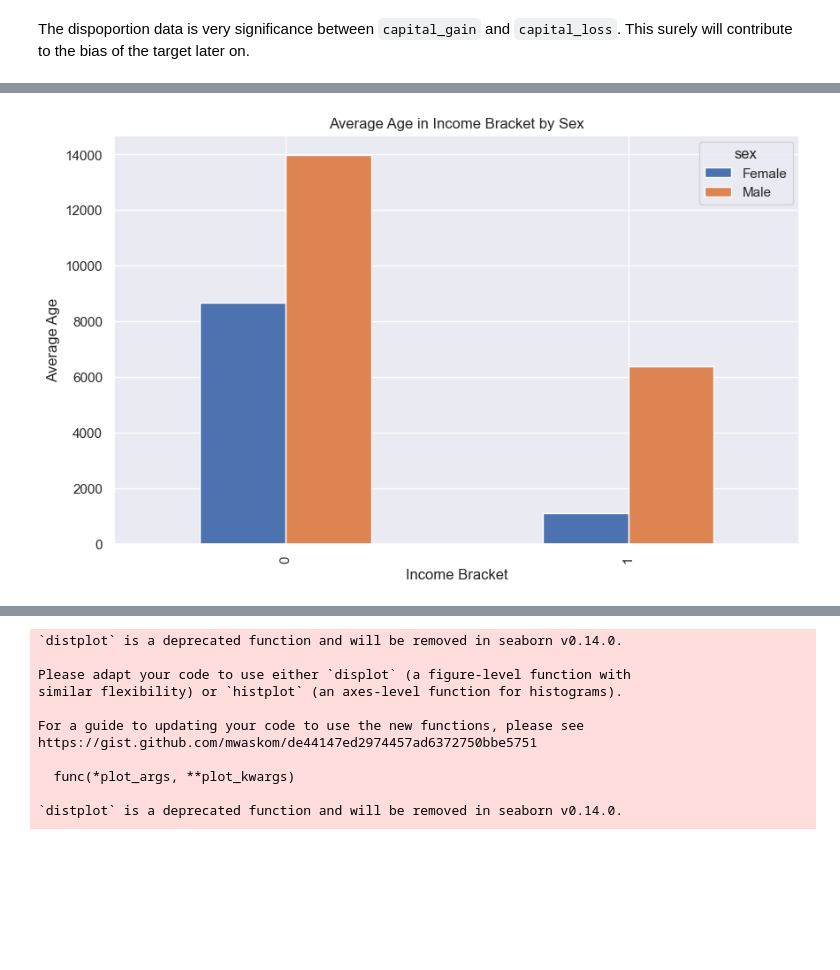
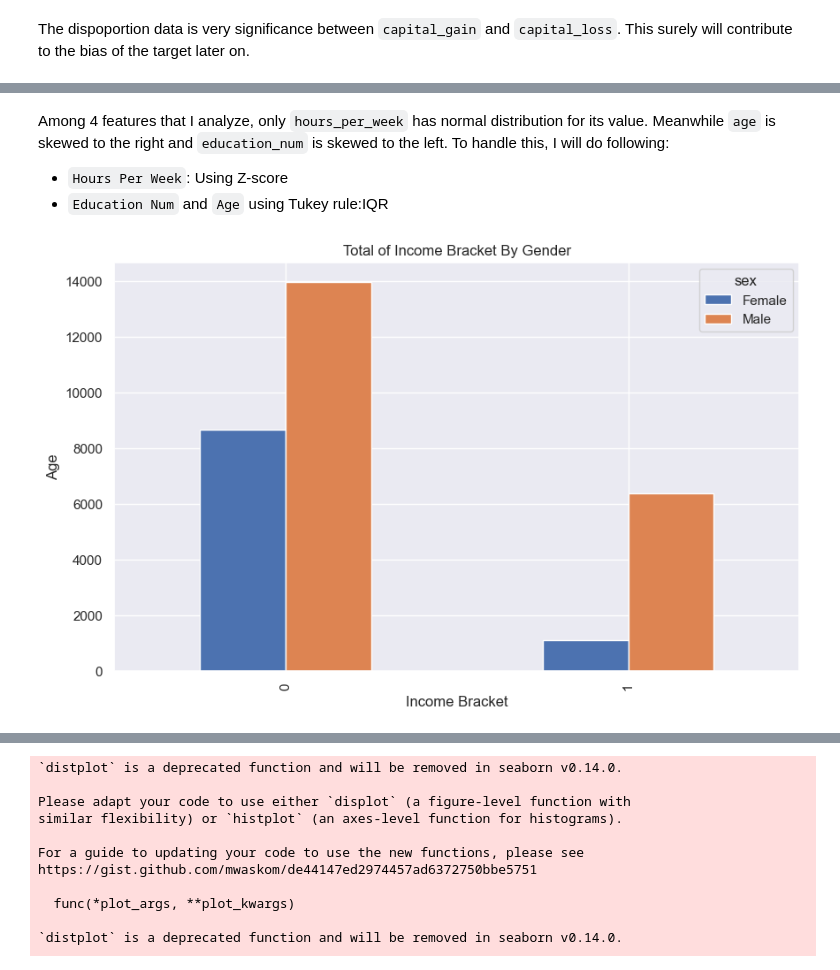
Before and after one commit to zakish29/census-adult-income, a Jupyter notebook: h8dsft_P1G2_zaki.ipynb, the cells around one changed output, grey strips where cells are left out. Cells and saved outputs as stored; diff of their text form; code cells hidden in the pictures; blank space fills up the shorter version.

```diff
--- a/h8dsft_P1G2_zaki.ipynb
+++ b/h8dsft_P1G2_zaki.ipynb
@@ -247,7 +247,7 @@ income_bracket      0
 dtype: int64
 # %%
 # drop NaN values in native_country
-df.dropna(subset=['native_country'], inplace=True)
+df.dropna(subset=['native_country', 'occupation'], inplace=True)
 # %%
 # Get percentage of 0 values in each column
 for col in df.columns:
@@ -300,9 +358,13 @@ The dispoportion data is very significance between `capital_gain` and `capital_l
+# %% [markdown]
+Among 4 features that I analyze, only `hours_per_week` has normal distribution for its value. Meanwhile `age` is skewed to the right and `education_num` is skewed to the left. To handle this, I will do following:
+* `Hours Per Week`: Using Z-score
+* `Education Num` and `Age` using Tukey rule:IQR
 # %%
 # Create a barplot of average age in income bracket with hue=sex
 df.groupby(['income_bracket', 'sex'])['age'].count().unstack().plot(kind='bar', figsize=(10,6))
-plt.title('Average Age in Income Bracket by Sex')
+plt.title('Total of Income Bracket By Gender')
 plt.xlabel('Income Bracket')
-plt.ylabel('Average Age')
+plt.ylabel('Age')
 plt.show()
 # %% [output]
-[figure, old version]
+[figure, new version]
```
Also changed, not shown: parts of 60 cells of this notebook, 6 other files.
